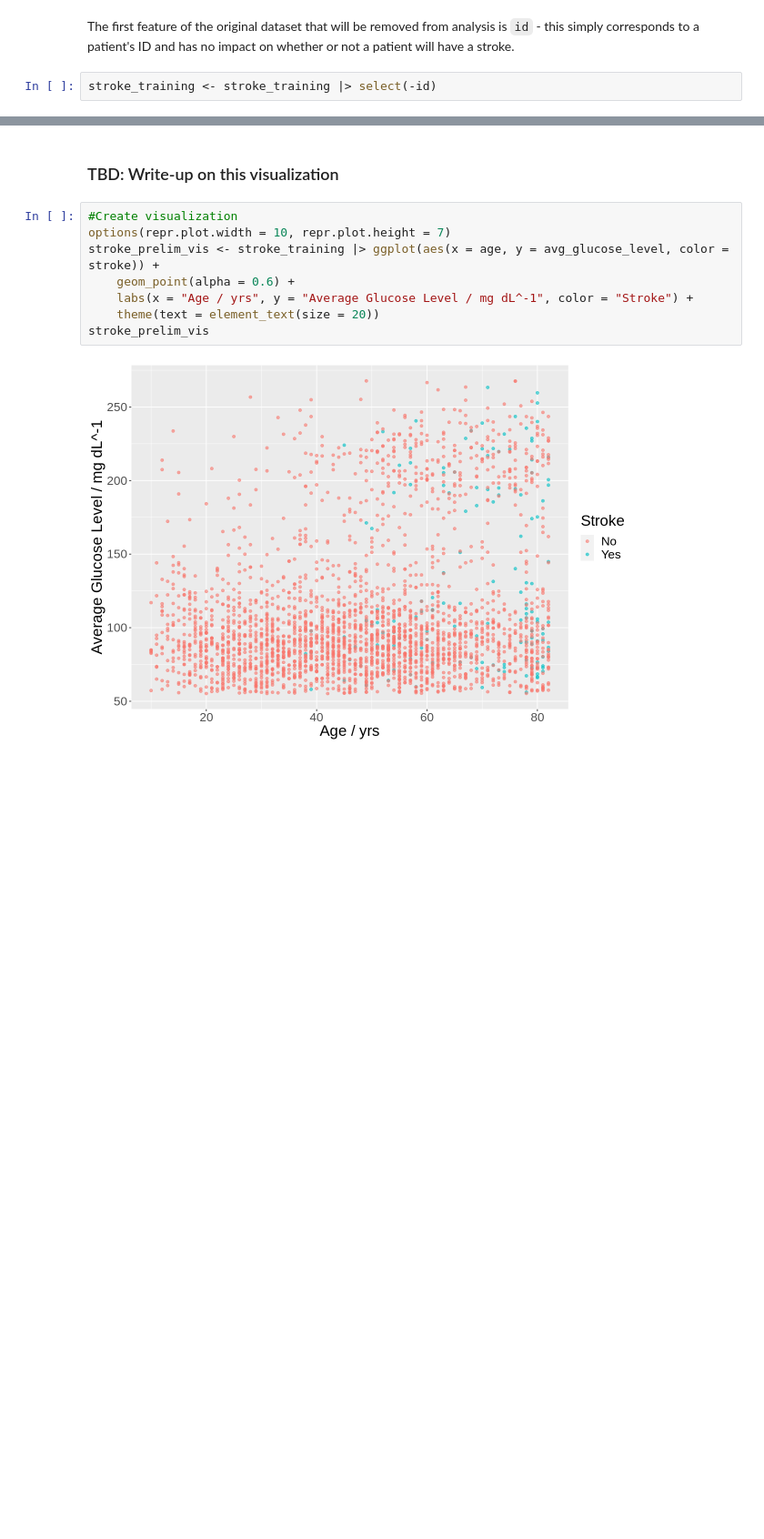
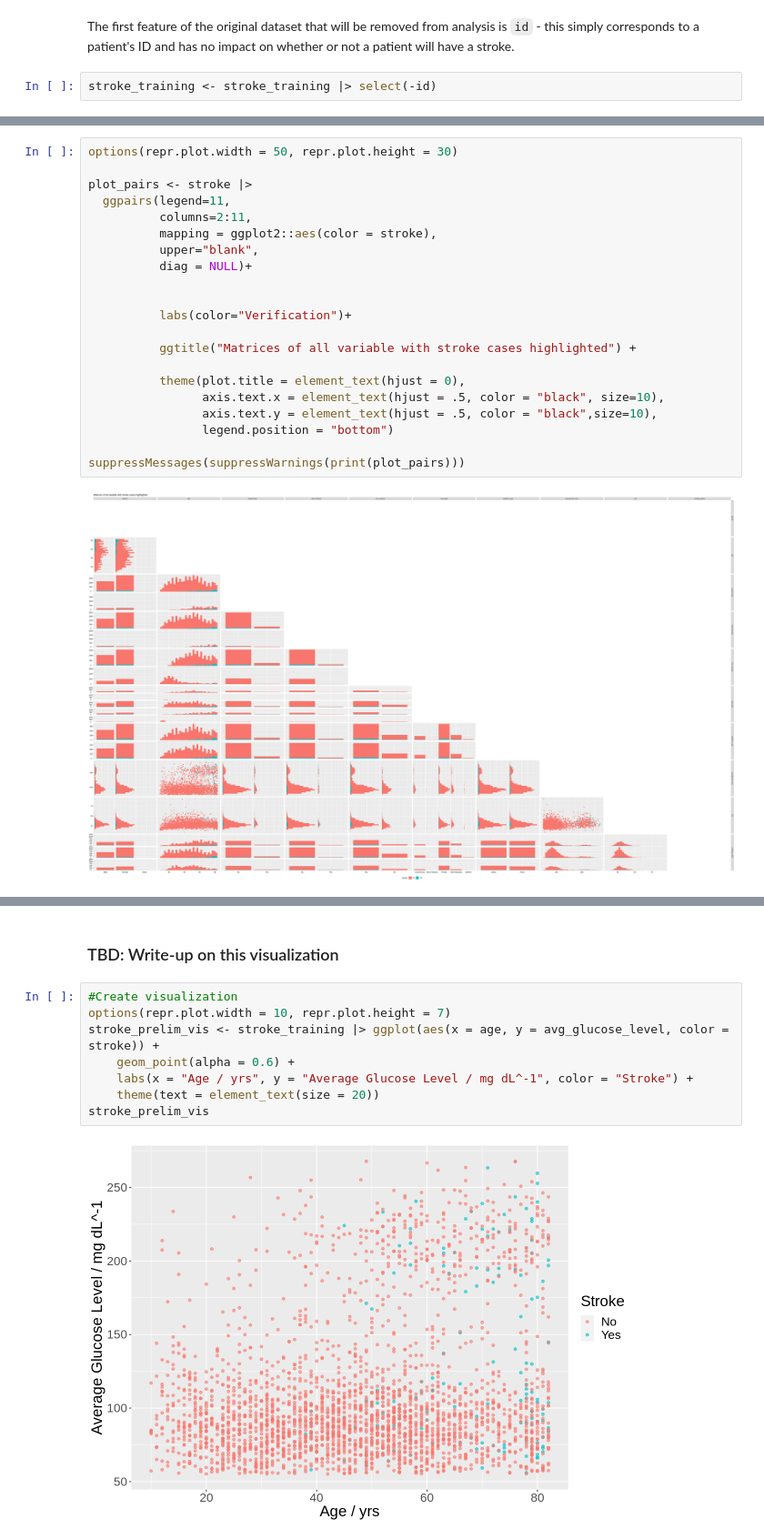
Before and after one commit to 21chanas3/dsci100-group73, a Jupyter notebook: main.ipynb, the cells around one changed output, grey strips where cells are left out. Shown at 91% size. Drawn from its saved outputs; the diff is of its cells as text; blank space fills up the shorter version.

```diff
--- a/main.ipynb
+++ b/main.ipynb
@@ -177,0 +166,23 @@ stroke_training <- stroke_training |> select(-id)
+# %%
+options(repr.plot.width = 50, repr.plot.height = 30)
+
+plot_pairs <- stroke |>
+  ggpairs(legend=11,
+          columns=2:11,
+          mapping = ggplot2::aes(color = stroke),
+          upper="blank",
+          diag = NULL)+
+
+
+          labs(color="Verification")+
+
+          ggtitle("Matrices of all variable with stroke cases highlighted") +
+
+          theme(plot.title = element_text(hjust = 0),
+                axis.text.x = element_text(hjust = .5, color = "black", size=10),
+                axis.text.y = element_text(hjust = .5, color = "black",size=10),
+                legend.position = "bottom")
+
+suppressMessages(suppressWarnings(print(plot_pairs)))
+# %% [output]
+[figure, added]
```
Also changed, not shown: parts of 50 cells of this notebook.
